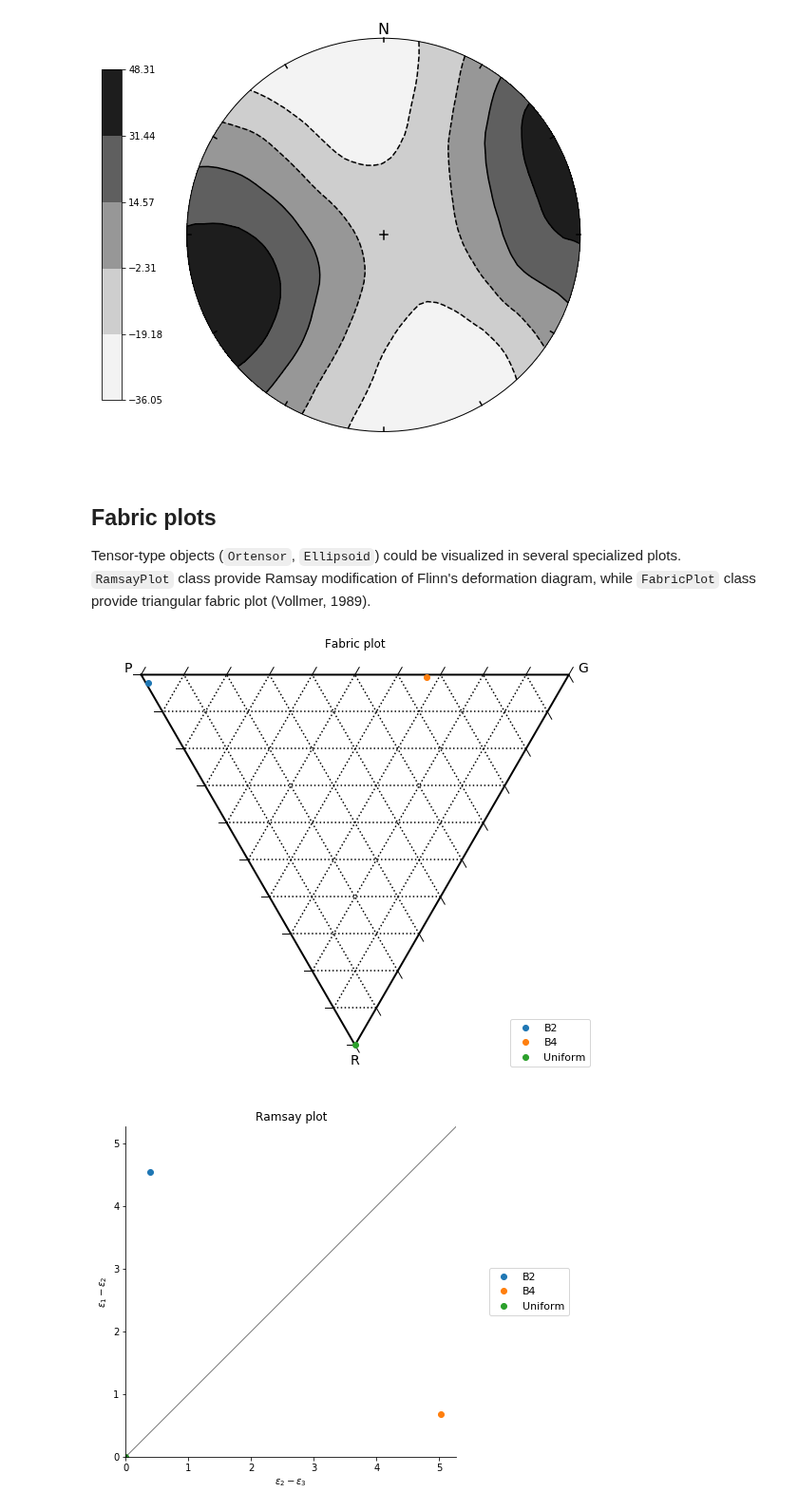
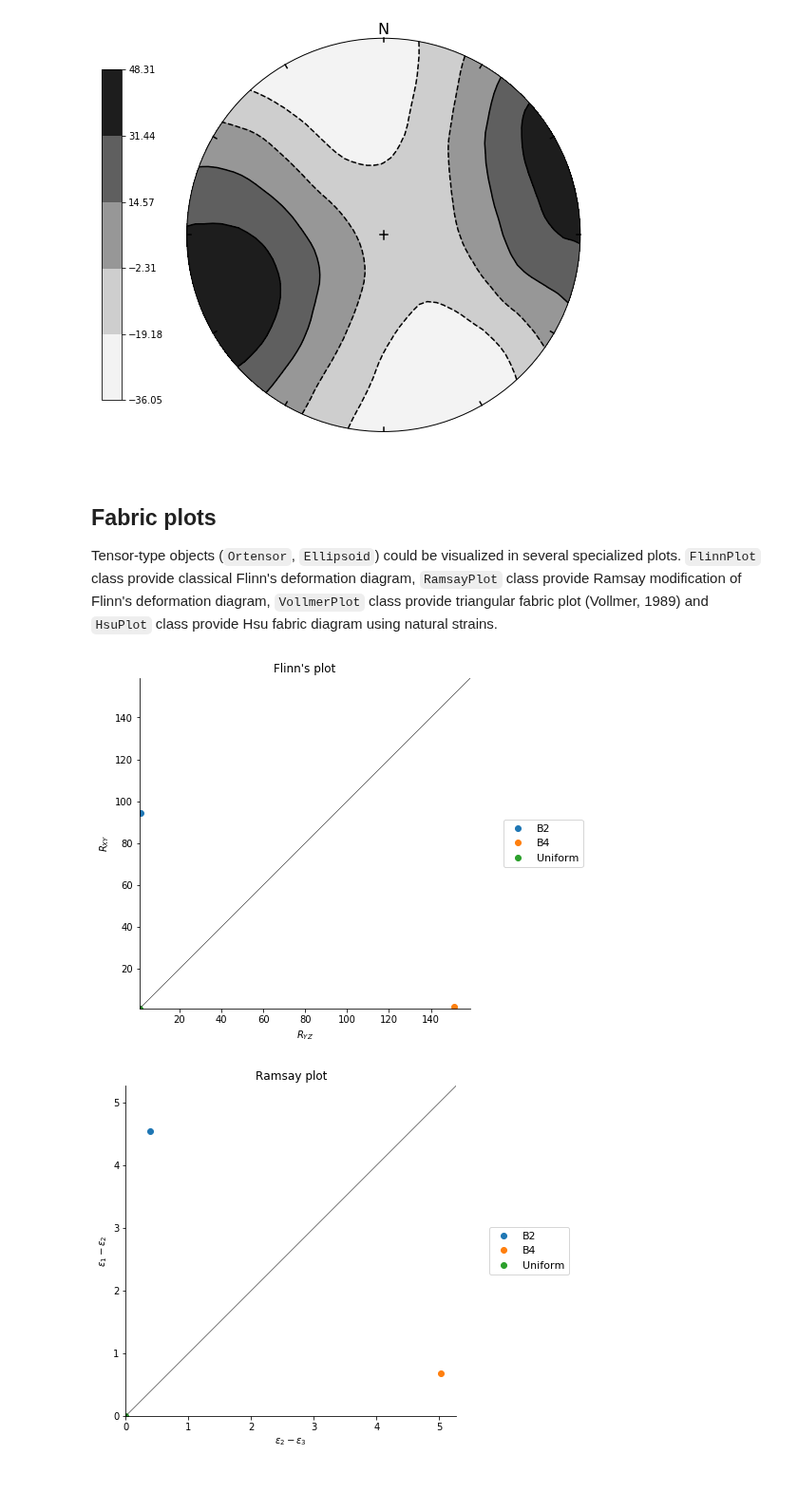
Before and after one commit to ondrolexa/apsg, a Jupyter notebook: examples/apsg_tutorial.ipynb, the cells around one changed output. Shown at 95% size. Cells and saved outputs as stored; diff of their text form; code cells hidden in the pictures; blank space fills up the shorter version.

```diff
--- a/examples/apsg_tutorial.ipynb
+++ b/examples/apsg_tutorial.ipynb
@@ -433,15 +433,15 @@ StereoNet(f.angmech(method='probability'));
 [figure]
 # %% [markdown]
 ## Fabric plots
-Tensor-type objects (``Ortensor``, ``Ellipsoid``) could be visualized in several specialized plots. ``RamsayPlot`` class provide Ramsay modification of Flinn's deformation diagram, while ``FabricPlot`` class provide triangular fabric plot (Vollmer, 1989).
+Tensor-type objects (``Ortensor``, ``Ellipsoid``) could be visualized in several specialized plots. ``FlinnPlot`` class provide classical Flinn's deformation diagram, ``RamsayPlot`` class provide Ramsay modification of Flinn's deformation diagram, ``VollmerPlot`` class provide triangular fabric plot (Vollmer, 1989) and ``HsuPlot`` class provide Hsu fabric diagram using natural strains.
 # %%
 g1 = Group.examples('B2')
 g2 = Group.examples('B4')
 g3 = Group.uniform_lin(name='Uniform')
 # %%
-FabricPlot(g1, g2, g3);
+FlinnPlot(g1, g2, g3);
 # %% [output]
-[figure, old version]
+[figure, new version]
 # %%
 RamsayPlot(g1, g2, g3);
 # %% [output]
```
Also changed, not shown: parts of 13 cells of this notebook, 8 other files.
